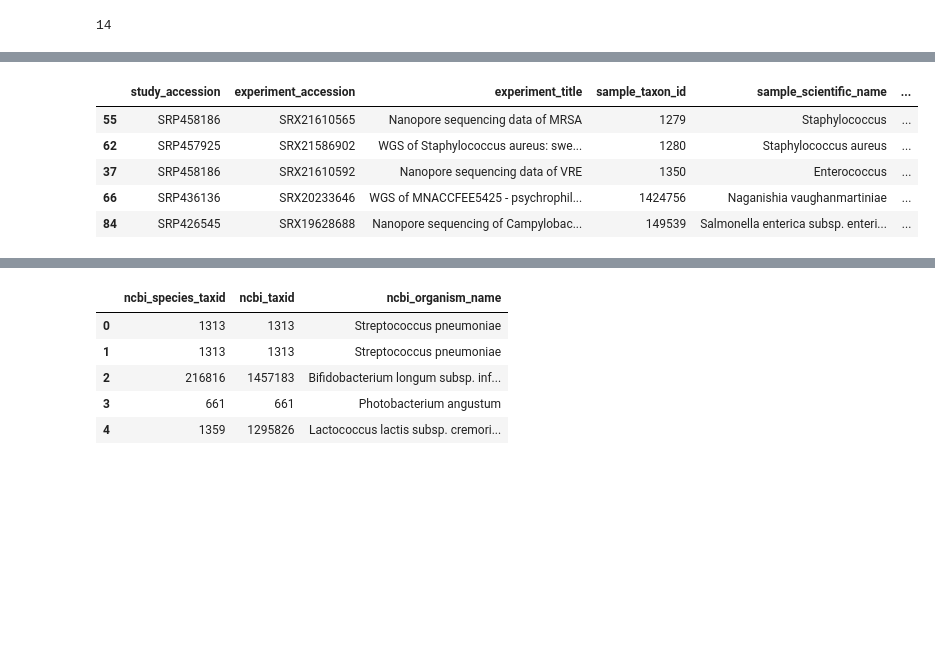
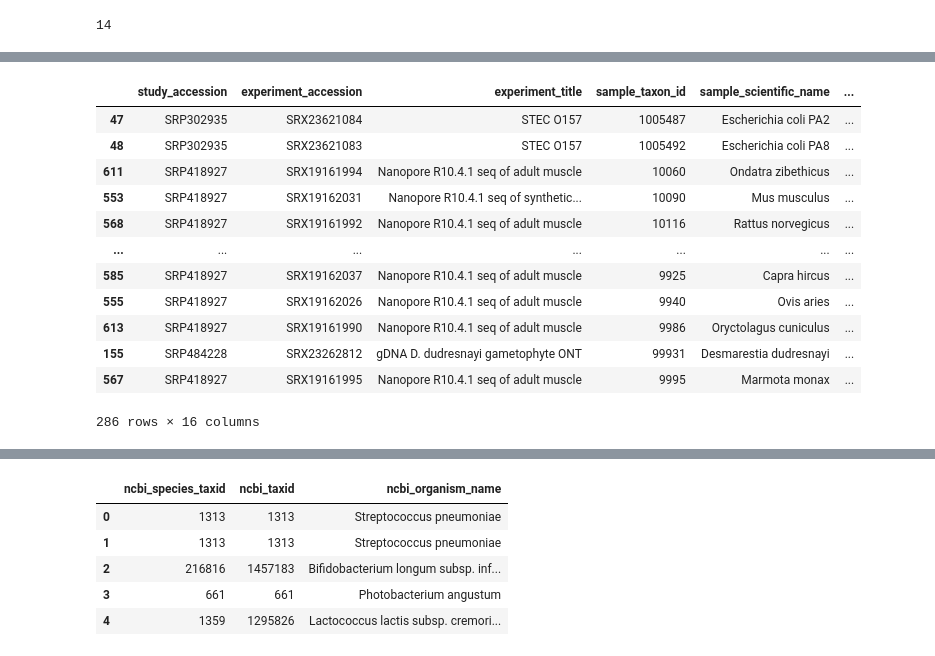
Before and after one commit to GZHoffie/tc-benchmark, a Jupyter notebook: get_sra_reads.ipynb, the cells around one changed output, grey strips where cells are left out. Saved outputs shown, nothing was run; the diff lists cells and outputs as text; code cells hidden in the pictures; blank space fills up the shorter version.

```diff
--- a/get_sra_reads.ipynb
+++ b/get_sra_reads.ipynb
@@ -34,6 +34,6 @@ species_df.iloc[1]['ncbi_taxid']
 # %% [output]
 14
 # %%
-instance = SraSearch(2, 1000, query="R10.4", source="genomic", strategy="wgs", platform="oxford nanopore")
+instance = SraSearch(2, 10000, query="R10.4.1", source="genomic", strategy="wgs", platform="oxford nanopore")
 instance.search()
 res_df = instance.get_df()
@@ -40,13 +56,20 @@ res_df = instance.get_df()
 # %%
 sample_df = res_df.groupby("sample_taxon_id").sample(1)
-sample_df.head()
+sample_df
 # %% [output]
 |  | study_accession | experiment_accession | experiment_title | sample_taxon_id | sample_scientific_name | ... |
-| 55 | SRP458186 | SRX21610565 | Nanopore sequencing data of MRSA | 1279 | Staphylococcus | ... |
-| 62 | SRP457925 | SRX21586902 | WGS of Staphylococcus aureus: swe... | 1280 | Staphylococcus aureus | ... |
-| 37 | SRP458186 | SRX21610592 | Nanopore sequencing data of VRE | 1350 | Enterococcus | ... |
-| 66 | SRP436136 | SRX20233646 | WGS of MNACCFEE5425 - psychrophil... | 1424756 | Naganishia vaughanmartiniae | ... |
-| 84 | SRP426545 | SRX19628688 | Nanopore sequencing of Campylobac... | 149539 | Salmonella enterica subsp. enteri... | ... |
+| 47 | SRP302935 | SRX23621084 | STEC O157 | 1005487 | Escherichia coli PA2 | ... |
+| 48 | SRP302935 | SRX23621083 | STEC O157 | 1005492 | Escherichia coli PA8 | ... |
+| 611 | SRP418927 | SRX19161994 | Nanopore R10.4.1 seq of adult muscle | 10060 | Ondatra zibethicus | ... |
+| 553 | SRP418927 | SRX19162031 | Nanopore R10.4.1 seq of synthetic... | 10090 | Mus musculus | ... |
+| 568 | SRP418927 | SRX19161992 | Nanopore R10.4.1 seq of adult muscle | 10116 | Rattus norvegicus | ... |
+| ... | ... | ... | ... | ... | ... | ... |
+| 585 | SRP418927 | SRX19162037 | Nanopore R10.4.1 seq of adult muscle | 9925 | Capra hircus | ... |
+| 555 | SRP418927 | SRX19162026 | Nanopore R10.4.1 seq of adult muscle | 9940 | Ovis aries | ... |
+| 613 | SRP418927 | SRX19161990 | Nanopore R10.4.1 seq of adult muscle | 9986 | Oryctolagus cuniculus | ... |
+| 155 | SRP484228 | SRX23262812 | gDNA D. dudresnayi gametophyte ONT | 99931 | Desmarestia dudresnayi | ... |
+| 567 | SRP418927 | SRX19161995 | Nanopore R10.4.1 seq of adult muscle | 9995 | Marmota monax | ... |
+286 rows × 16 columns
 # %%
 from tqdm import tqdm
 
```
Also changed, not shown: parts of 2 cells of this notebook, 3 other files.
